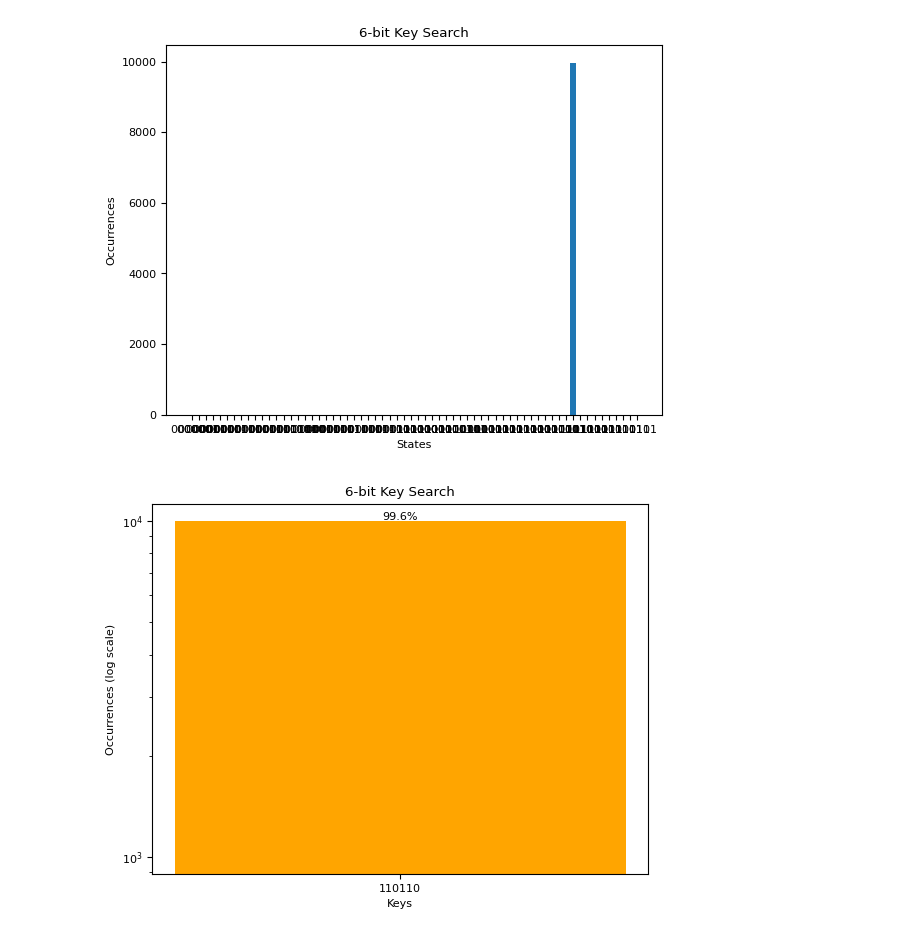
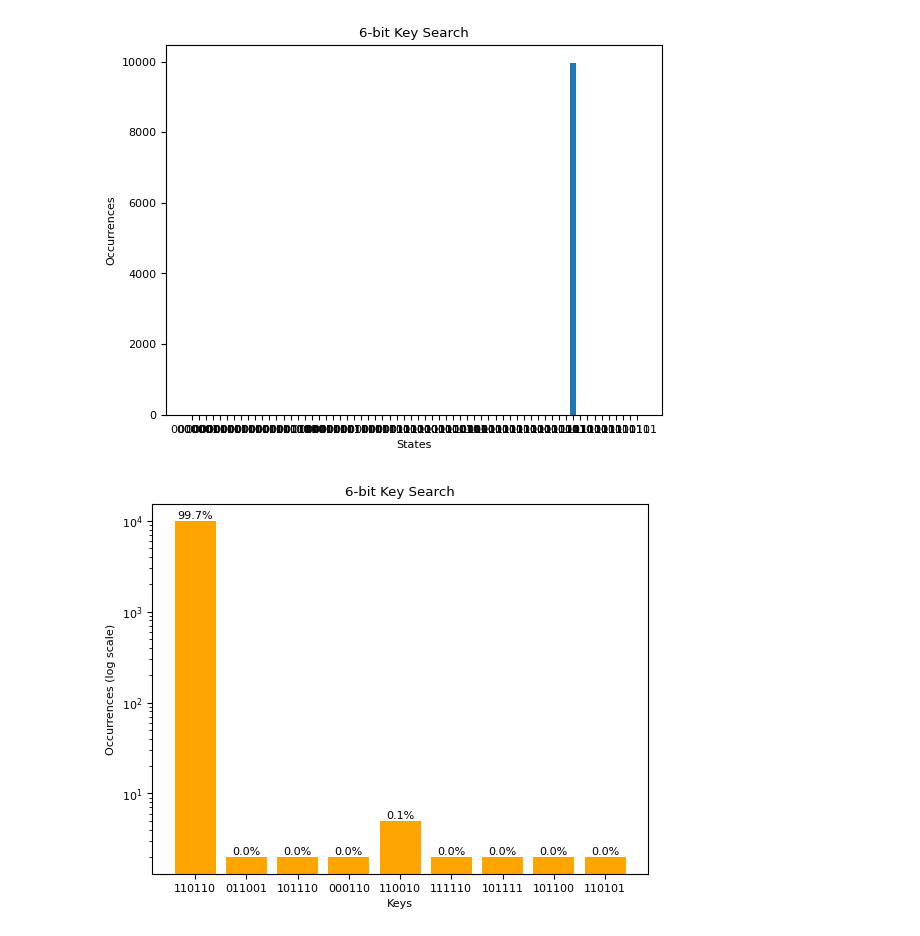
Before and after one commit to rushanh1/Quantum-Networks-Quantum-Circuits, a Jupyter notebook: quantum_brute_force_key_search.ipynb, the cells around one changed output. Drawn from its saved outputs; the diff is of its cells as text; code cells hidden in the pictures.

```diff
--- a/quantum_brute_force_key_search.ipynb
+++ b/quantum_brute_force_key_search.ipynb
@@ -132,29 +132,29 @@ plt.show()
 # %%
 #Applying the simulator
 #runs the circuit 10000 to get accurate results
 result = cirq.Simulator().run(circuit, repetitions=10000)
 
 counts = result.histogram(key ='result') #counts how many times each key was measured
 total = sum(counts.values()) #adds up the total num of counts
 
 keys = []
 values = []
 
 for o in counts:
-  if counts[o] > 0.001 * total:
+  if counts[o] > 0.0001 * total:
     keys.append(format(o, f'0{n}b')) #Turns the key num into strings
     values.append(counts[o])
 
 plt.bar(keys, values, color='orange')
 
 #runs through each bar
 for i in range(len(values)):
   plt.text(i, values[i], f'{100*values[i]/total:.1f}%', ha='center', va='bottom')
 
 plt.title('6-bit Key Search')
 plt.xlabel('Keys')
 plt.ylabel('Occurrences (log scale)')
 plt.yscale("log")
 plt.show()
 # %% [output]
-[figure, old version]
+[figure, new version]
```
